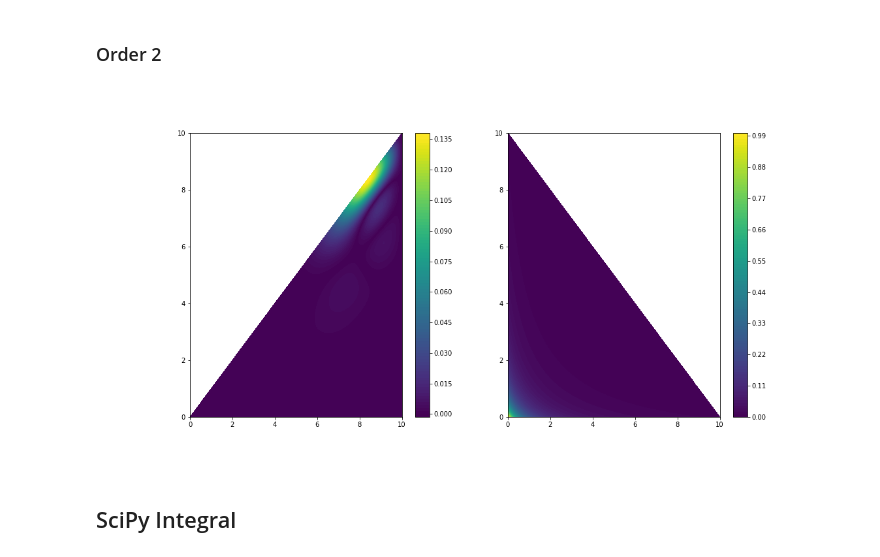
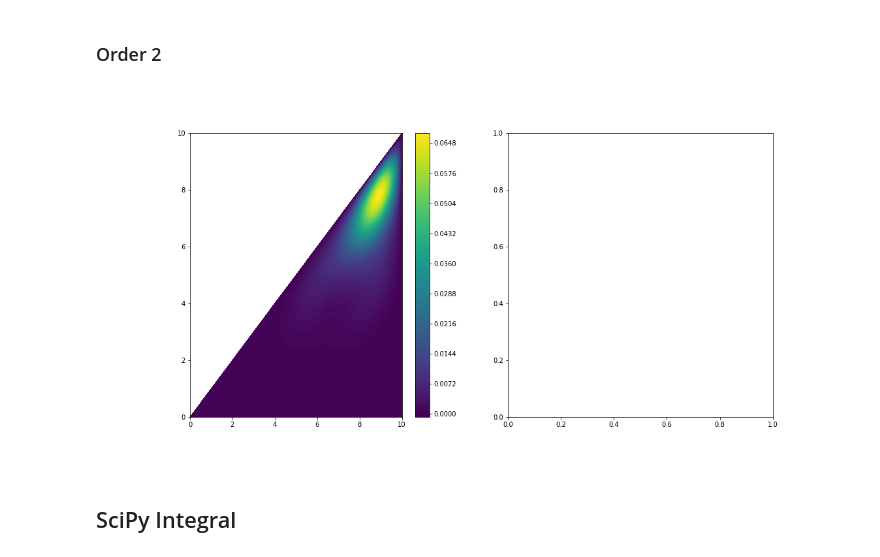
Before and after one commit to macekmar/keldy, a Jupyter notebook: notebooks/Keldy-Impurity-OneBand-Plasma.ipynb, the cells around one changed output. Saved outputs shown, nothing was run; the diff lists cells and outputs as text; code cells hidden in the pictures.

```diff
--- a/notebooks/Keldy-Impurity-OneBand-Plasma.ipynb
+++ b/notebooks/Keldy-Impurity-OneBand-Plasma.ipynb
@@ -76,6 +65,6 @@ anderson_param_A2 = {
 }
 # %%
-# g0 = k_imp.G0Model(anderson_param)
+g0 = k_imp.G0Model(anderson_param)
 # %%
 oplot(g0.g0_greater, '-', linewidth=2, x_window=(-15,15))
 # %% [output]
@@ -134,7 +123,6 @@ plt.show()
 # %% [markdown]
 ## Measurement
 # %%
-order = 1
-t_max = 10.0
-computer = k_imp.ComputeChargeQDirect(anderson_param_A2, t_max, order, 'lorentzian', int(1e5))
+order = 2
+computer = k_imp.ComputeChargeQDirect(anderson_param, 10.0, order, 'first_order', int(1e6))
 N_tot = 0
@@ -147,8 +132,8 @@ N_vec = []
 
 currN = 0
 # %%
-for i in range(1000):
-    step = 1
+for i in range(500):
+    step = 1000
     computer.run(step)
     currN += step
     result.append((-1j)*(-1j)**order * computer.reduce_result() )
@@ -398,43 +222,37 @@ for i_t1 in range(nr_sample_edge + 1):
         times = np.array([delta_t * i_t1, delta_t * i_t2])
         times = np.sort(times)[::-1]
         u_list.append(times)
-        v_list.append(k_imp.vi_from_ui(t_max, times))
+integrand = computer.get_integrand()
 
-g_order2_i = np.array(map(integrand, u_list))
-g_order2_w = np.array(map(warper.evaluate_warping_function, u_list))
+g_order2 = np.array(map(integrand, u_list))
 # %%
 from scipy.interpolate import griddata
 
-fig = plt.figure(figsize=(16,8))
-
 x = np.array(u_list)[:,0]
 y = np.array(u_list)[:,1]
-z = np.abs(g_order2_i)
+z = np.abs(g_order2)
 
 xi = np.linspace(0.0,10.0,500)
 yi = np.linspace(0.0,10.0,500)
 zi = griddata((x, y), z, (xi[None,:], yi[:,None]), method='cubic')
 
+fig = plt.figure(figsize=(16,8))
+
 plt.subplot(1,2,1)
+# plt.contour(xi,yi,zi,linewidths=0.5,colors='k', vmin=z.min(), vmax=z.max())
 plt.contourf(xi,yi,zi, 100,vmin=z.min(), vmax=z.max())
 plt.colorbar() # draw colorbar
 
-x = np.array(v_list)[:,0]
-y = np.array(v_list)[:,1]
-z = np.abs(g_order2_w)
-
-xi = np.linspace(0.0,10.0,500)
-yi = np.linspace(0.0,10.0,500)
-zi = griddata((x, y), z, (xi[None,:], yi[:,None]), method='cubic')
-
 plt.subplot(1,2,2)
-plt.contourf(xi,yi,zi, 100,vmin=z.min(), vmax=z.max())
-plt.colorbar() # draw colorbar
-
+# z = 2 *  g_order2_w #/ np.abs(g_order2)
+# from scipy.interpolate import griddata
+# zi = griddata((x, y), z, (xi[None,:], yi[:,None]), method='cubic')
+# plt.contourf(xi,yi,zi, 100, )
+# plt.colorbar() # draw colorbar
 
 plt.show()
 # %% [output]
-[figure, old version]
+[figure, new version]
 # %%
 # t = np.linspace(0.0,10.0,251)
 # t_list = [list([t0, t0]) for t0 in t]
```
Also changed, not shown: parts of 32 cells of this notebook, 4 other files.
